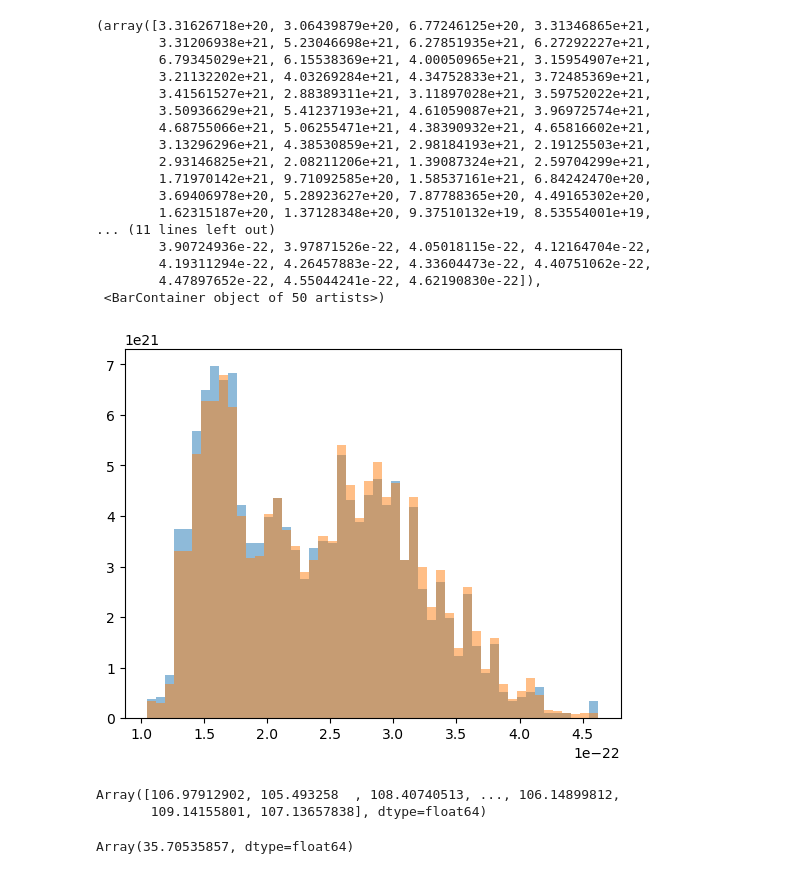
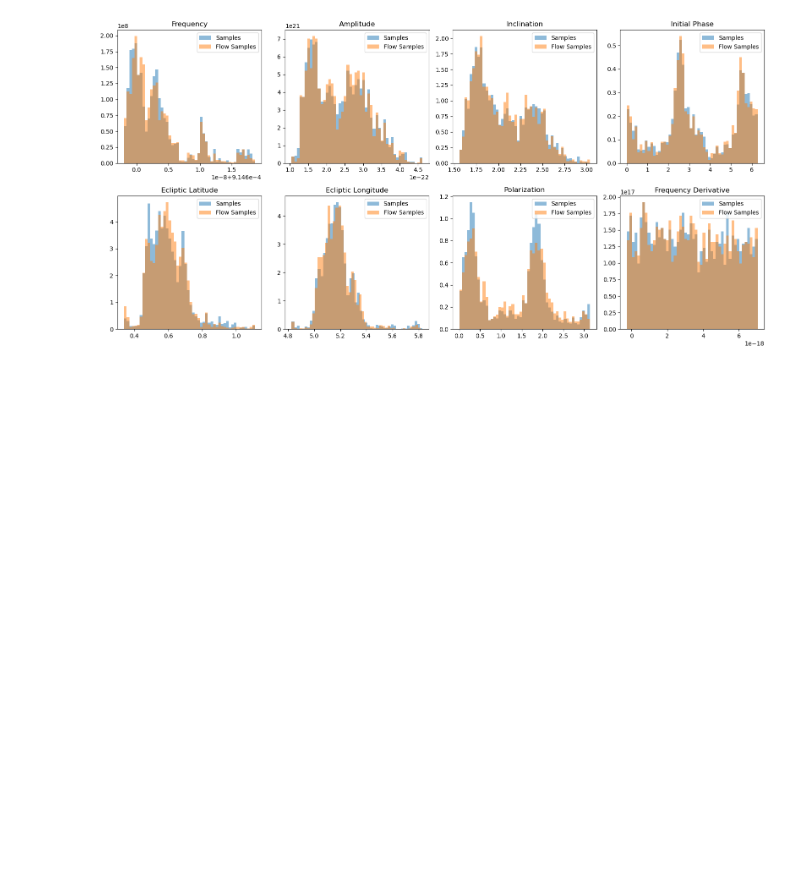
Before and after one commit to AaronDJohnson/coppuccino, a Jupyter notebook: examples/example.ipynb, the cells around one changed output. Saved outputs shown, nothing was run; the diff lists cells and outputs as text; code cells hidden in the pictures; blank space fills up the shorter version.

```diff
--- a/examples/example.ipynb
+++ b/examples/example.ipynb
@@ -52,2 +57,2 @@ array([9.14610105e-04, 2.92489066e-23, 2.45373608e+00, 8.18837623e-01,
 # %%
-flow_samples, lp = flow.sample_and_log_prob(jax.random.key(40), (100_000,))
+flow_samples, lp = flow.sample_and_log_prob(jax.random.key(42), (len(samples),))
@@ -60,31 +59,11 @@ plt.plot(samples[:, 1])
 # %%
-plt.hist(samples[:, 1], bins=50, density=True, alpha=0.5, label='Samples')
-plt.hist(flow_samples[:, 1], bins=50, density=True, alpha=0.5, label='Flow Samples')
+fig, axes = plt.subplots(2, 4, figsize=(16, 8))
+for i, ax in enumerate(axes.flatten()):
+    ax.hist(samples[:, i], bins=50, density=True, alpha=0.5, label='Samples')
+    ax.hist(flow_samples[:, i], bins=50, density=True, alpha=0.5, label='Flow Samples')
+    ax.set_title(binary_parameters[i])
+    ax.legend()
+plt.tight_layout()
+plt.show()
 # %% [output]
-(array([3.31626718e+20, 3.06439879e+20, 6.77246125e+20, 3.31346865e+21,
-        3.31206938e+21, 5.23046698e+21, 6.27851935e+21, 6.27292227e+21,
-        6.79345029e+21, 6.15538369e+21, 4.00050965e+21, 3.15954907e+21,
-        3.21132202e+21, 4.03269284e+21, 4.34752833e+21, 3.72485369e+21,
-        3.41561527e+21, 2.88389311e+21, 3.11897028e+21, 3.59752022e+21,
-        3.50936629e+21, 5.41237193e+21, 4.61059087e+21, 3.96972574e+21,
-        4.68755066e+21, 5.06255471e+21, 4.38390932e+21, 4.65816602e+21,
-        3.13296296e+21, 4.38530859e+21, 2.98184193e+21, 2.19125503e+21,
-        2.93146825e+21, 2.08211206e+21, 1.39087324e+21, 2.59704299e+21,
-        1.71970142e+21, 9.71092585e+20, 1.58537161e+21, 6.84242470e+20,
-        3.69406978e+20, 5.28923627e+20, 7.87788365e+20, 4.49165302e+20,
-        1.62315187e+20, 1.37128348e+20, 9.37510132e+19, 8.53554001e+19,
-... (11 lines left out)
-        3.90724936e-22, 3.97871526e-22, 4.05018115e-22, 4.12164704e-22,
-        4.19311294e-22, 4.26457883e-22, 4.33604473e-22, 4.40751062e-22,
-        4.47897652e-22, 4.55044241e-22, 4.62190830e-22]),
- <BarContainer object of 50 artists>)
-[figure, old version]
+[figure, new version]
-# %%
-lp
-# %% [output]
-Array([106.97912902, 105.493258  , 108.40740513, ..., 106.14899812,
-       109.14155801, 107.13657838], dtype=float64)
-# %%
-flow.log_prob(jax.numpy.array(injection_params[1]))
-# %% [output]
-Array(35.70535857, dtype=float64)
```
Also changed, not shown: parts of 20 cells of this notebook.
